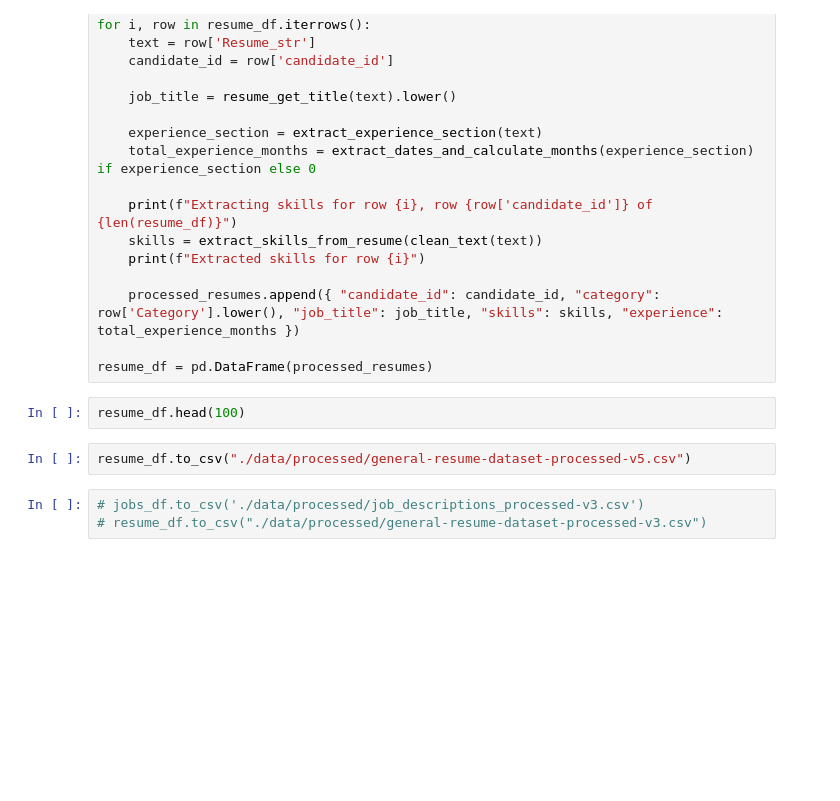
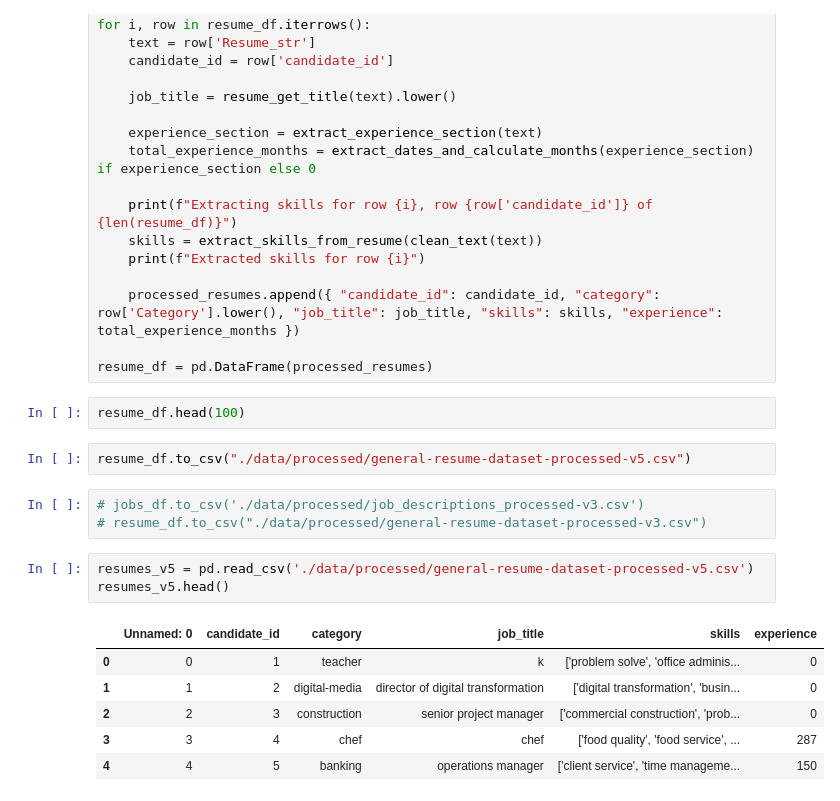
Before and after one commit to idontwannawakeup/recommendation-system-5-course-2-semester, a Jupyter notebook: data-processing-v1.ipynb, the cells around one changed output. Saved outputs shown, nothing was run; the diff lists cells and outputs as text; blank space fills up the shorter version.

```diff
--- a/data-processing-v1.ipynb
+++ b/data-processing-v1.ipynb
@@ -152,3 +154,13 @@ resume_df.to_csv("./data/processed/general-resume-dataset-processed-v5.csv")
 # %%
 # jobs_df.to_csv('./data/processed/job_descriptions_processed-v3.csv')
 # resume_df.to_csv("./data/processed/general-resume-dataset-processed-v3.csv")
+# %%
+resumes_v5 = pd.read_csv('./data/processed/general-resume-dataset-processed-v5.csv')
+resumes_v5.head()
+# %% [output]
+|  | Unnamed: 0 | candidate_id | category | job_title | skills | experience |
+| 0 | 0 | 1 | teacher | k | ['problem solve', 'office adminis... | 0 |
+| 1 | 1 | 2 | digital-media | director of digital transformation | ['digital transformation', 'busin... | 0 |
+| 2 | 2 | 3 | construction | senior project manager | ['commercial construction', 'prob... | 0 |
+| 3 | 3 | 4 | chef | chef | ['food quality', 'food service', ... | 287 |
+| 4 | 4 | 5 | banking | operations manager | ['client service', 'time manageme... | 150 |
```
Also changed, not shown: parts of 3 cells of this notebook, 2 other files.
